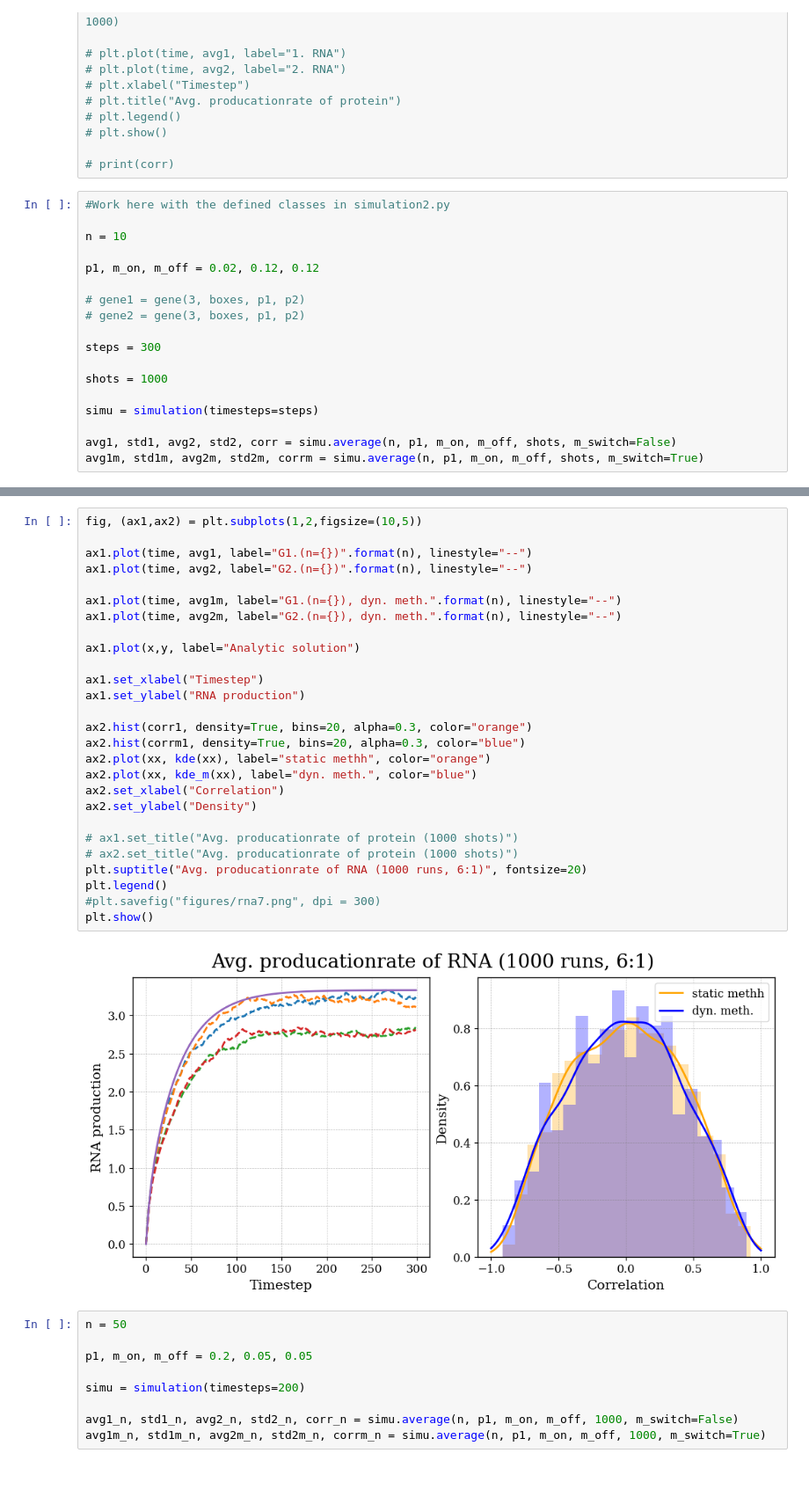
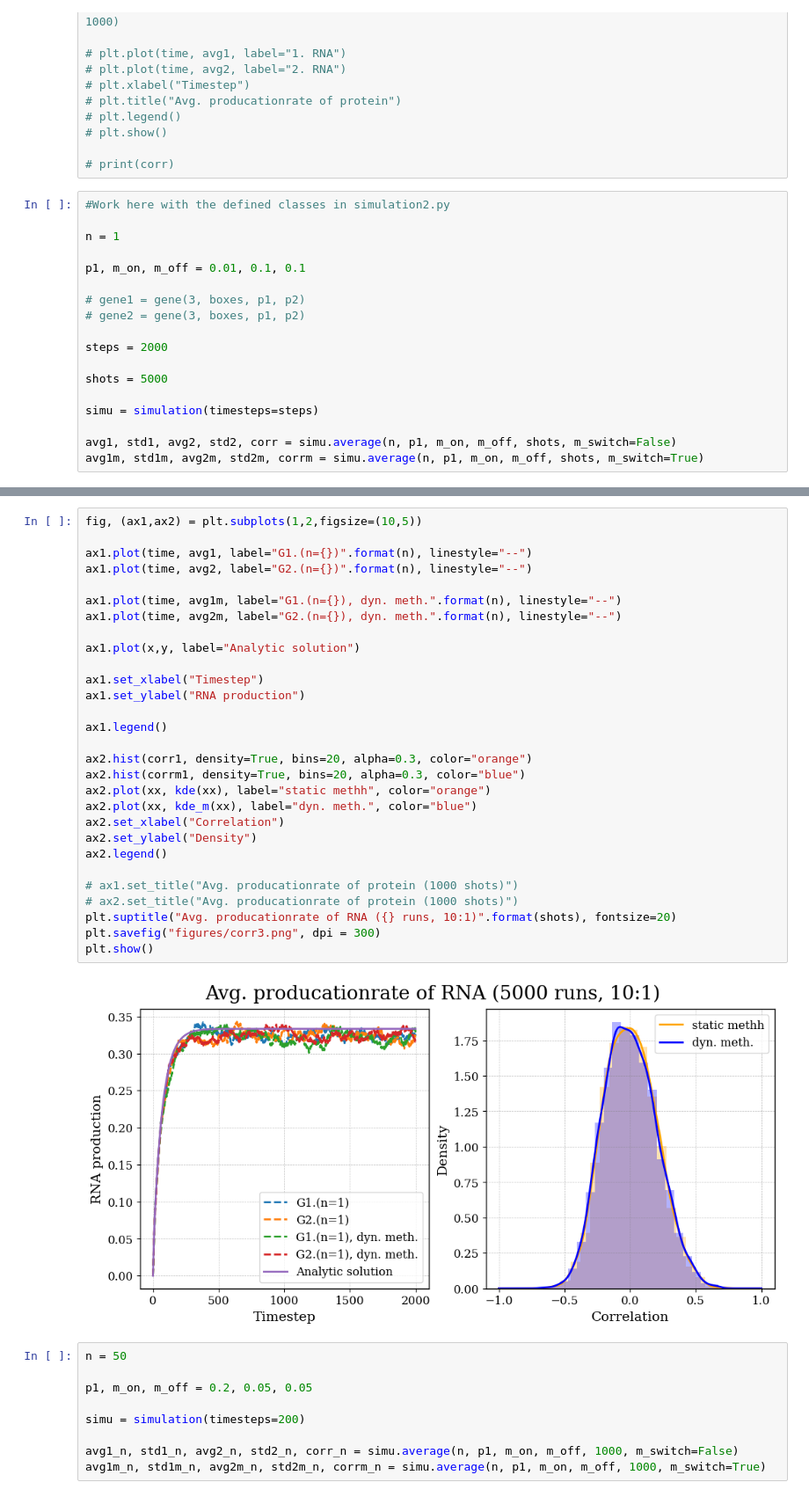
Before and after one commit to RicemanBoy/trafficRNA, a Jupyter notebook: trafficRNA.ipynb, the cells around one changed output, grey strips where cells are left out. Shown at 88% size. Drawn from its saved outputs; the diff is of its cells as text.

```diff
--- a/trafficRNA.ipynb
+++ b/trafficRNA.ipynb
@@ -178,16 +178,16 @@ from utils.simulation import *
 # %%
 #Work here with the defined classes in simulation2.py
 
-n = 10
+n = 1
 
-p1, m_on, m_off = 0.02, 0.12, 0.12
+p1, m_on, m_off = 0.01, 0.1, 0.1
 
 # gene1 = gene(3, boxes, p1, p2)
 # gene2 = gene(3, boxes, p1, p2)
 
-steps = 300
+steps = 2000
 
-shots = 1000
+shots = 5000
 
 simu = simulation(timesteps=steps)
 
@@ -267,32 +267,34 @@ plt.show()
 # %%
 fig, (ax1,ax2) = plt.subplots(1,2,figsize=(10,5))
 
 ax1.plot(time, avg1, label="G1.(n={})".format(n), linestyle="--")
 ax1.plot(time, avg2, label="G2.(n={})".format(n), linestyle="--")
 
 ax1.plot(time, avg1m, label="G1.(n={}), dyn. meth.".format(n), linestyle="--")
 ax1.plot(time, avg2m, label="G2.(n={}), dyn. meth.".format(n), linestyle="--")
 
 ax1.plot(x,y, label="Analytic solution")
 
 ax1.set_xlabel("Timestep")
 ax1.set_ylabel("RNA production")
 
+ax1.legend()
+
 ax2.hist(corr1, density=True, bins=20, alpha=0.3, color="orange")
 ax2.hist(corrm1, density=True, bins=20, alpha=0.3, color="blue")
 ax2.plot(xx, kde(xx), label="static methh", color="orange")
 ax2.plot(xx, kde_m(xx), label="dyn. meth.", color="blue")
 ax2.set_xlabel("Correlation")
 ax2.set_ylabel("Density")
+ax2.legend()
 
 # ax1.set_title("Avg. producationrate of protein (1000 shots)")
 # ax2.set_title("Avg. producationrate of protein (1000 shots)")
-plt.suptitle("Avg. producationrate of RNA (1000 runs, 6:1)", fontsize=20)
-plt.legend()
-#plt.savefig("figures/rna7.png", dpi = 300)
+plt.suptitle("Avg. producationrate of RNA ({} runs, 10:1)".format(shots), fontsize=20)
+plt.savefig("figures/corr3.png", dpi = 300)
 plt.show()
 # %% [output]
-[figure, old version]
+[figure, new version]
 # %%
 n = 50
 
```
Also changed, not shown: parts of 2 cells of this notebook, 6 other files.
